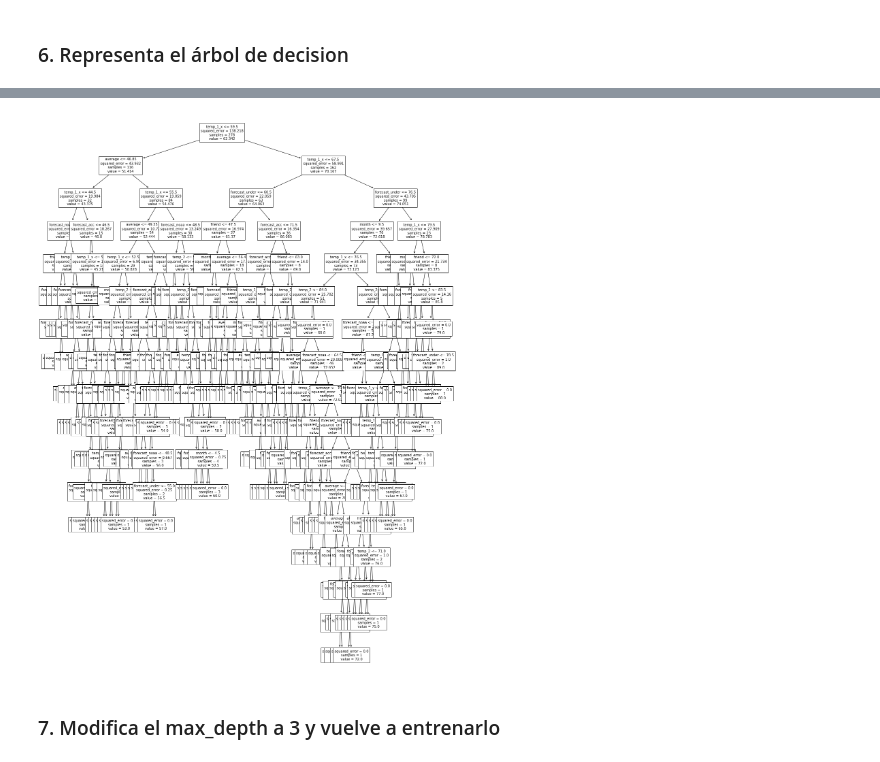
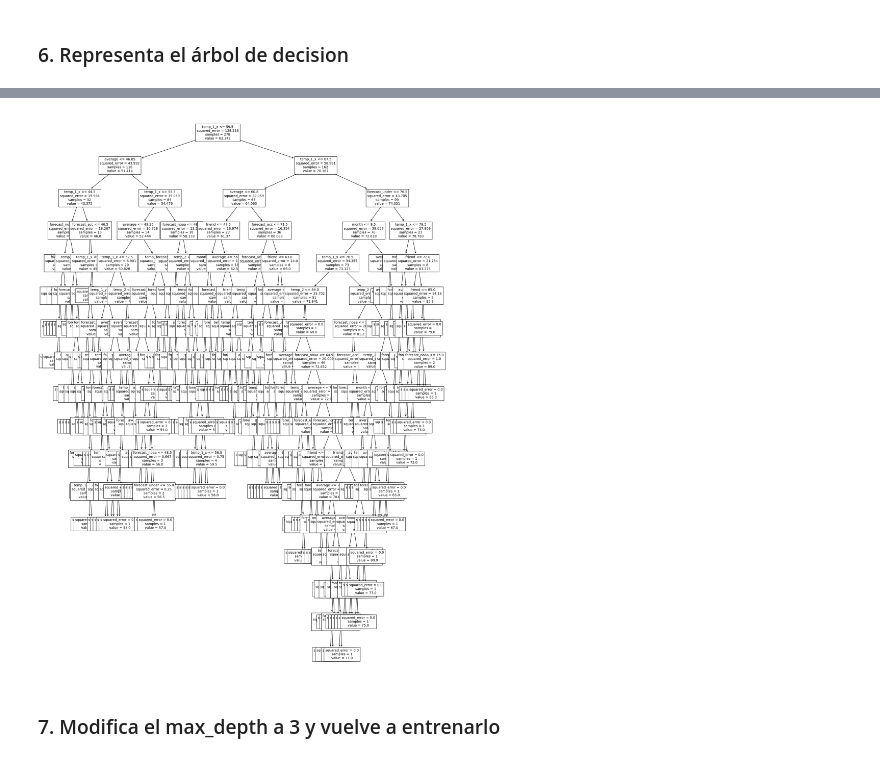
Before and after one commit to LauraGSanchz/DS_PT_09_2023, a Jupyter notebook: Machine_Learning/1-Supervisado/3-Modelos/02-Decision_Trees/ejercicio/Regression_Tree_class.ipynb, the cells around one changed output, grey strips where cells are left out. Saved outputs shown, nothing was run; the diff lists cells and outputs as text; code cells hidden in the pictures.

```diff
--- a/Machine_Learning/1-Supervisado/3-Modelos/02-Decision_Trees/ejercicio/Regression_Tree_class.ipynb
+++ b/Machine_Learning/1-Supervisado/3-Modelos/02-Decision_Trees/ejercicio/Regression_Tree_class.ipynb
@@ -201,3 +220,4 @@ df_2
 # %%
 # agurpar por mes y quedarse con la media de la columna temp_1
-temp_mean = pd.DataFrame(df_1.groupby('month')['temp_1'].mean())
+temp_mean = pd.DataFrame(df_1.groupby('month', as_index=False)['temp_1'].mean())
+temp_mean
@@ -277,0 +276,3 @@ Name: temp_1, dtype: float64
+# %%
+df = pd.merge(df, temp_mean, on = 'month')
+# df = df.merge(temp_mean, on = 'month')
@@ -298,4 +315,6 @@ import matplotlib.pyplot as plt
 ### 3. Divide en train y test
 # %%
 from sklearn.model_selection import train_test_split
-X_train,X_test, y_train, y_test = train_test_split(df.drop(columns='actual', axis=1),df['actual'], test_size=0.2, random_state=42)
+X_train,X_test, y_train, y_test = train_test_split(df.drop(columns=['actual','year', 'day','week','temp_1'], axis=1),df['actual'], test_size=0.2, random_state=42)
+# quitamos esas columnas porq el año no aporta nada, y las otras tampoco (las de forecast tb podriamos quitarlos)
+# también el train_size existe. El que imputemos tiene la prioridad en cuanto a que los decimales de la división se quedan en él.(las filas no pueden dividirse en decimales, solo en enteros)
@@ -336,6 +333,6 @@ X_train
 # %%
 from sklearn.tree import DecisionTreeRegressor, plot_tree
 
-dtr = DecisionTreeRegressor(max_depth=4, random_state=42)
+dtr = DecisionTreeRegressor(random_state=73) #porque queremos un numero continuo. PERO ACTUAL es un int, está asi por comodidad.
 dtr.fit(X_train,y_train)
 # %% [output]
@@ -412,9 +410,9 @@ plot_tree(dtr, feature_names = X_train.columns, fontsize=10);
 # %%
-# plt.figure(figsize=(20,30))
+plt.figure(figsize=(20,30))
 
-# plot_tree(dtr, feature_names = X_train.columns, class_names = 'actual', fontsize=10); #max_depth cambia la profundidad de la visualización
+plot_tree(dtr, feature_names = X_train.columns, class_names = ['actual'], fontsize=10); #PARA DETERMINAR LA CLASE EN CADA UNO DE LOS NODOS
 # %% [output]
-[figure, old version]
+[figure, new version]
 # %% [markdown]
 ### 7. Modifica el max_depth a 3 y vuelve a entrenarlo
 # %%
```
Also changed, not shown: parts of 53 cells of this notebook.
